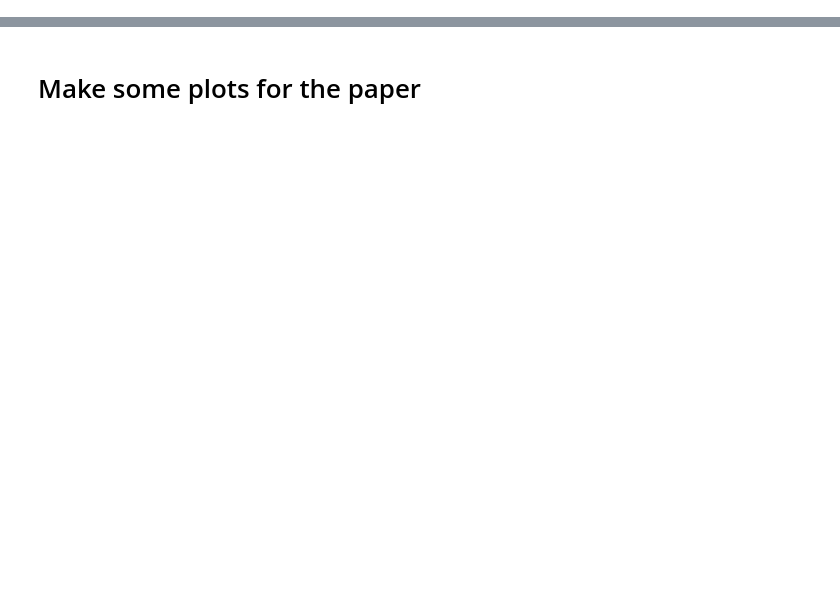
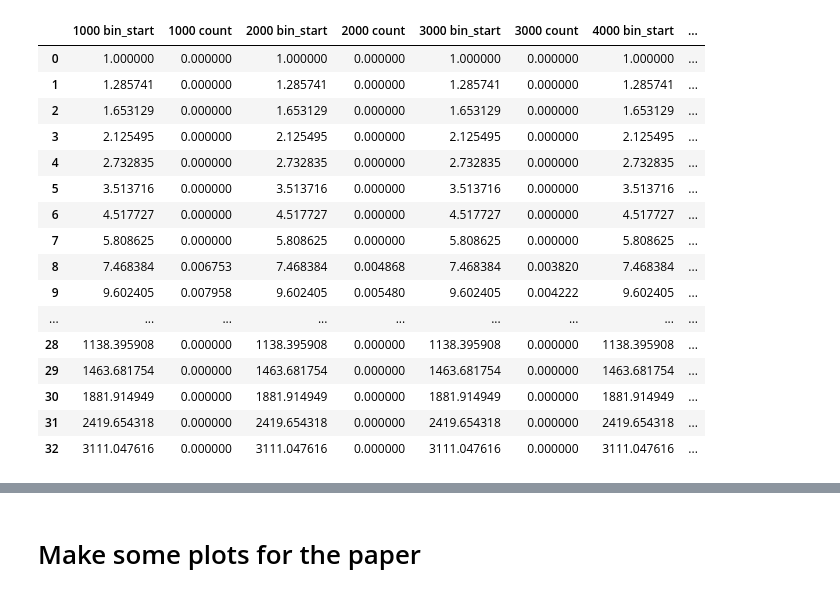
Before and after one commit to mattbellis/EarthShine, a Jupyter notebook: background_and_signal_acceptance_studies/PROTOTYPING_signal_kinematics_diagnostics_Matt.ipynb, the cells around one changed output, grey strips where cells are left out. Cells and saved outputs as stored; diff of their text form; code cells hidden in the pictures; blank space fills up the shorter version.

```diff
--- a/background_and_signal_acceptance_studies/PROTOTYPING_signal_kinematics_diagnostics_Matt.ipynb
+++ b/background_and_signal_acceptance_studies/PROTOTYPING_signal_kinematics_diagnostics_Matt.ipynb
@@ -241,0 +338,20 @@ print(len(df_decays))
+# %%
+dfhist
+# %% [output]
+|  | 1000 bin_start | 1000 count | 2000 bin_start | 2000 count | 3000 bin_start | 3000 count | 4000 bin_start | ... |
+| 0 | 1.000000 | 0.000000 | 1.000000 | 0.000000 | 1.000000 | 0.000000 | 1.000000 | ... |
+| 1 | 1.285741 | 0.000000 | 1.285741 | 0.000000 | 1.285741 | 0.000000 | 1.285741 | ... |
+| 2 | 1.653129 | 0.000000 | 1.653129 | 0.000000 | 1.653129 | 0.000000 | 1.653129 | ... |
+| 3 | 2.125495 | 0.000000 | 2.125495 | 0.000000 | 2.125495 | 0.000000 | 2.125495 | ... |
+| 4 | 2.732835 | 0.000000 | 2.732835 | 0.000000 | 2.732835 | 0.000000 | 2.732835 | ... |
+| 5 | 3.513716 | 0.000000 | 3.513716 | 0.000000 | 3.513716 | 0.000000 | 3.513716 | ... |
+| 6 | 4.517727 | 0.000000 | 4.517727 | 0.000000 | 4.517727 | 0.000000 | 4.517727 | ... |
+| 7 | 5.808625 | 0.000000 | 5.808625 | 0.000000 | 5.808625 | 0.000000 | 5.808625 | ... |
+| 8 | 7.468384 | 0.006753 | 7.468384 | 0.004868 | 7.468384 | 0.003820 | 7.468384 | ... |
+| 9 | 9.602405 | 0.007958 | 9.602405 | 0.005480 | 9.602405 | 0.004222 | 9.602405 | ... |
+| ... | ... | ... | ... | ... | ... | ... | ... | ... |
+| 28 | 1138.395908 | 0.000000 | 1138.395908 | 0.000000 | 1138.395908 | 0.000000 | 1138.395908 | ... |
+| 29 | 1463.681754 | 0.000000 | 1463.681754 | 0.000000 | 1463.681754 | 0.000000 | 1463.681754 | ... |
+| 30 | 1881.914949 | 0.000000 | 1881.914949 | 0.000000 | 1881.914949 | 0.000000 | 1881.914949 | ... |
+| 31 | 2419.654318 | 0.000000 | 2419.654318 | 0.000000 | 2419.654318 | 0.000000 | 2419.654318 | ... |
+| 32 | 3111.047616 | 0.000000 | 3111.047616 | 0.000000 | 3111.047616 | 0.000000 | 3111.047616 | ... |
```
Also changed, not shown: parts of 32 cells of this notebook, 1 other file.
